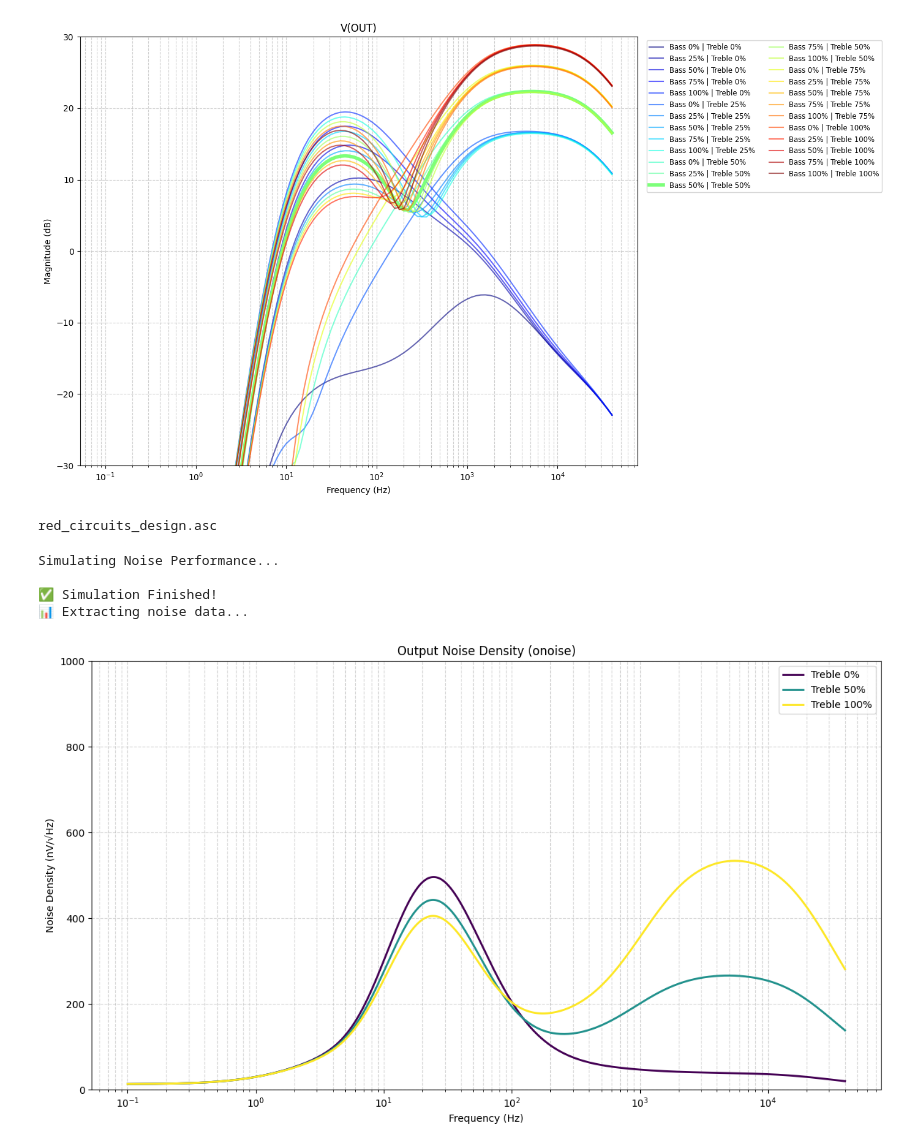
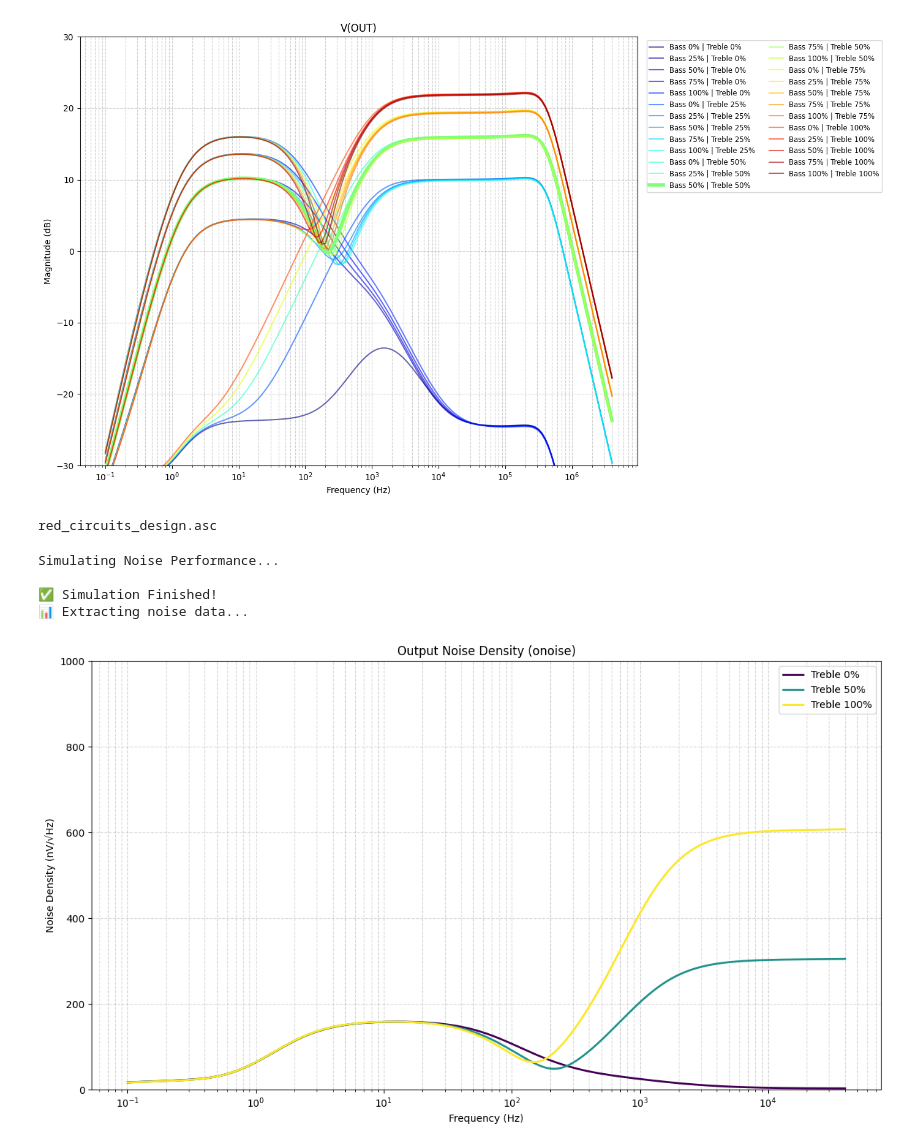
Before and after one commit to electrucio/electrucio_updates, a Jupyter notebook: guitar_preamplifier/scripts/spicelib_experiments.ipynb, the cells around one changed output. Saved outputs shown, nothing was run; the diff lists cells and outputs as text; code cells hidden in the pictures.

```diff
--- a/guitar_preamplifier/scripts/spicelib_experiments.ipynb
+++ b/guitar_preamplifier/scripts/spicelib_experiments.ipynb
@@ -38,8 +38,8 @@ os.makedirs(results_dir)       # La vuelve a crear vacía y limpia
 class MacLTspice(LTspice):
     spice_exe = ['/Applications/LTspice.app/Contents/MacOS/LTspice']
 
-#netlist = SpiceEditor("../schematics/redcircuits_design/red_circuits_design.net")
-netlist = SpiceEditor("../schematics/iteration1/redesign_15v.net")
+netlist = SpiceEditor("../schematics/redcircuits_design/red_circuits_design.net")
+#netlist = SpiceEditor("../schematics/iteration1/redesign_15v.net")
 netlist.remove_component('V1')
 
 # spicelib seems to be buggy! empty lines are problematic
@@ -47,14 +47,13 @@ netlist.netlist = [x for x in netlist.netlist if x.strip()]
 
 
 netlist.add_instruction("V_AC IN 0 AC 1")
-netlist.add_instruction(".ac dec 20 0.1 40k")
+netlist.add_instruction(".ac dec 20 0.1 4000k")
 
 # I need to add this from time to time
 netlist.netlist = [x for x in netlist.netlist if x.strip()]
 
 netlist.add_instruction(".step param bass list 0 0.25 0.5 0.75 1")
 netlist.add_instruction(".step param treble list 0 0.25 0.5 0.75 1")
-
 
 netlist.set_parameters(vol=1.0, brightness=0.0, drive=0.0)  # no need to set in_amplitude or in_freq, we are in .ac mode
 
@@ -156,7 +155,7 @@ Simulating...
 ----------------------------------
 
 📊 Extrayendo datos y generando gráfico...
-[figure, old version]
+[figure, new version]
 # %%
 !ls ../schematics/redcircuits_design/
 # %% [output]
@@ -178,7 +177,8 @@ class MacLTspice(LTspice):
     spice_exe = ['/Applications/LTspice.app/Contents/MacOS/LTspice']
 
 # Path to your netlist
-netlist = SpiceEditor("../schematics/iteration1/redesign_15v.net")
+#netlist = SpiceEditor("../schematics/iteration1/redesign_15v.net")
+netlist = SpiceEditor("../schematics/redcircuits_design/red_circuits_design.net")
 netlist.remove_component('V1')
 
 # Clean up empty lines
@@ -265,4 +265,4 @@ Simulating Noise Performance...
 
 ✅ Simulation Finished!
 📊 Extracting noise data...
-[figure, old version]
+[figure, new version]
```
Also changed, not shown: parts of 2 cells of this notebook, 3 other files.
